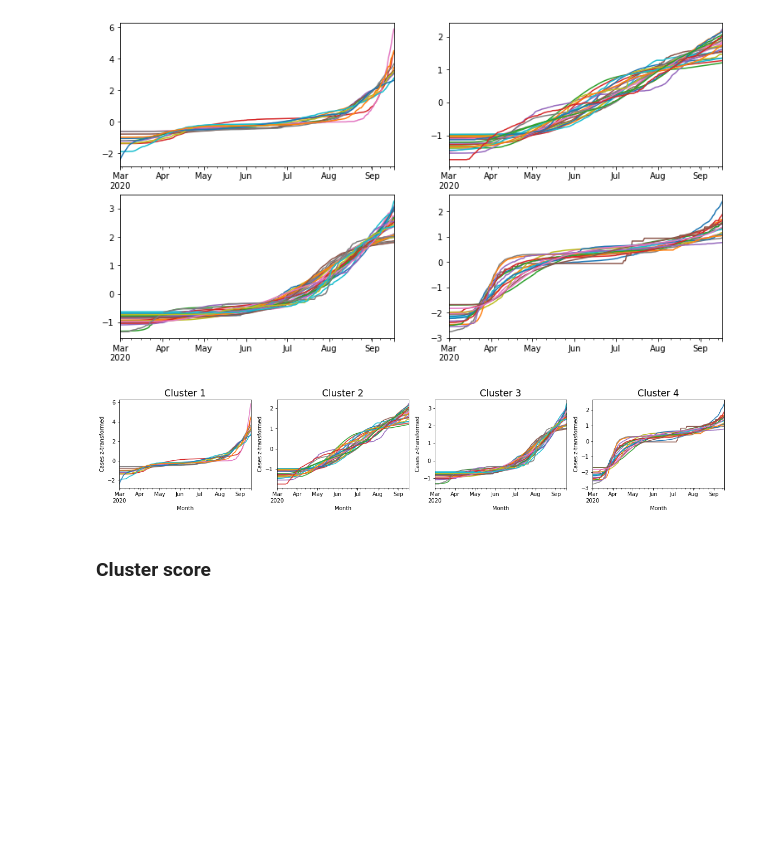
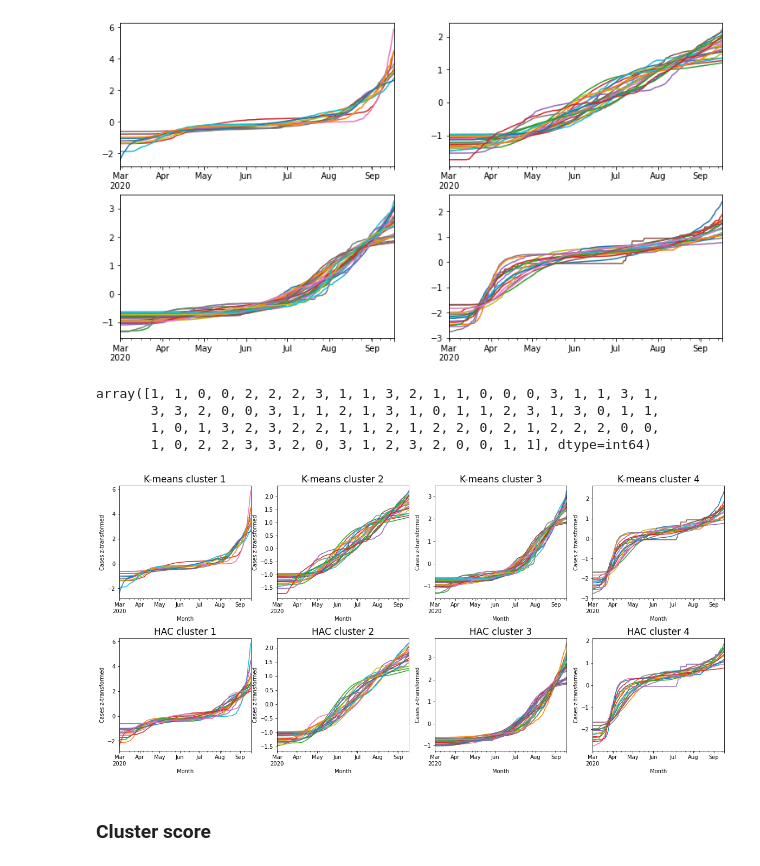
Before and after one commit to anweei/Covid-forecasting, a Jupyter notebook: idunn_2/clustering/clustering_k_means.ipynb, the cells around one changed output. Drawn from its saved outputs; the diff is of its cells as text; code cells hidden in the pictures; blank space fills up the shorter version.

Commit message:
HAC and K-means figures

```diff
--- a/idunn_2/clustering/clustering_k_means.ipynb
+++ b/idunn_2/clustering/clustering_k_means.ipynb
@@ -93,23 +78,52 @@ for ax in axs.flat:
+# %%
+#HAC
+hac_z = AgglomerativeClustering(n_clusters=4, affinity='euclidean', linkage='ward')
+hac_z= hac_z.fit(df_z.T)
+# %%
+labels_hac_z = hac_z.labels_[:]
+labels_hac_z
+# %% [output]
+array([1, 1, 0, 0, 2, 2, 2, 3, 1, 1, 3, 2, 1, 1, 0, 0, 0, 3, 1, 1, 3, 1,
+       3, 3, 2, 0, 0, 3, 1, 1, 2, 1, 3, 1, 0, 1, 1, 2, 3, 1, 3, 0, 1, 1,
+       1, 0, 1, 3, 2, 3, 2, 2, 1, 1, 2, 1, 2, 2, 0, 2, 1, 2, 2, 2, 0, 0,
+       1, 0, 2, 2, 3, 3, 2, 0, 3, 1, 2, 3, 2, 0, 0, 1, 1], dtype=int64)
+# %%
+df_hac_z_0 = df_z.T.loc[labels_hac_z == 0].transpose()
+df_hac_z_1 = df_z.T.loc[labels_hac_z == 1].transpose()
+df_hac_z_2 = df_z.T.loc[labels_hac_z == 2].transpose()
+df_hac_z_3 = df_z.T.loc[labels_hac_z == 3].transpose()
 # %%
-fig, axes = plt.subplots(nrows=1, ncols=4)
-fig.set_size_inches(20, 3)
-df_kmeans_z_0.plot(legend='', ax=axes[0])
-df_kmeans_z_1.plot(legend='', ax=axes[1])
-df_kmeans_z_2.plot(legend='', ax=axes[2])
-df_kmeans_z_3.plot(legend='', ax=axes[3])
+fig, axes = plt.subplots(nrows=2, ncols=4)
+fig.set_size_inches(20, 9)
+plt.subplots_adjust(hspace=0.35)
 
-axes[0].set_title('Cluster 1', fontsize=17)
-axes[1].set_title('Cluster 2', fontsize=17)
-axes[2].set_title('Cluster 3', fontsize=17)
-axes[3].set_title('Cluster 4', fontsize=17)
+df_kmeans_z_0.plot(legend='', ax=axes[0,0])
+df_kmeans_z_1.plot(legend='', ax=axes[0,1])
+df_kmeans_z_2.plot(legend='', ax=axes[0,2])
+df_kmeans_z_3.plot(legend='', ax=axes[0,3])
+
+axes[0,0].set_title('K-means cluster 1', fontsize=17)
+axes[0,1].set_title('K-means cluster 2', fontsize=17)
+axes[0,2].set_title('K-means cluster 3', fontsize=17)
+axes[0,3].set_title('K-means cluster 4', fontsize=17)
+
+df_hac_z_0.plot(legend='', ax=axes[1,0])
+df_hac_z_2.plot(legend='', ax=axes[1,1])
+df_hac_z_1.plot(legend='', ax=axes[1,2])
+df_hac_z_3.plot(legend='', ax=axes[1,3])
+
+axes[1,0].set_title('HAC cluster 1', fontsize=17)
+axes[1,1].set_title('HAC cluster 2', fontsize=17)
+axes[1,2].set_title('HAC cluster 3', fontsize=17)
+axes[1,3].set_title('HAC cluster 4', fontsize=17)
 
 
 
 for ax in axes.flat:
     ax.set(xlabel='Month')
     ax.set(ylabel='Cases z-transformed')
 # %% [output]
-[figure, old version]
+[figure, new version]
 # %% [markdown]
 ### Cluster score
 # %% [markdown]
```
Also changed, not shown: parts of 2 cells of this notebook.
